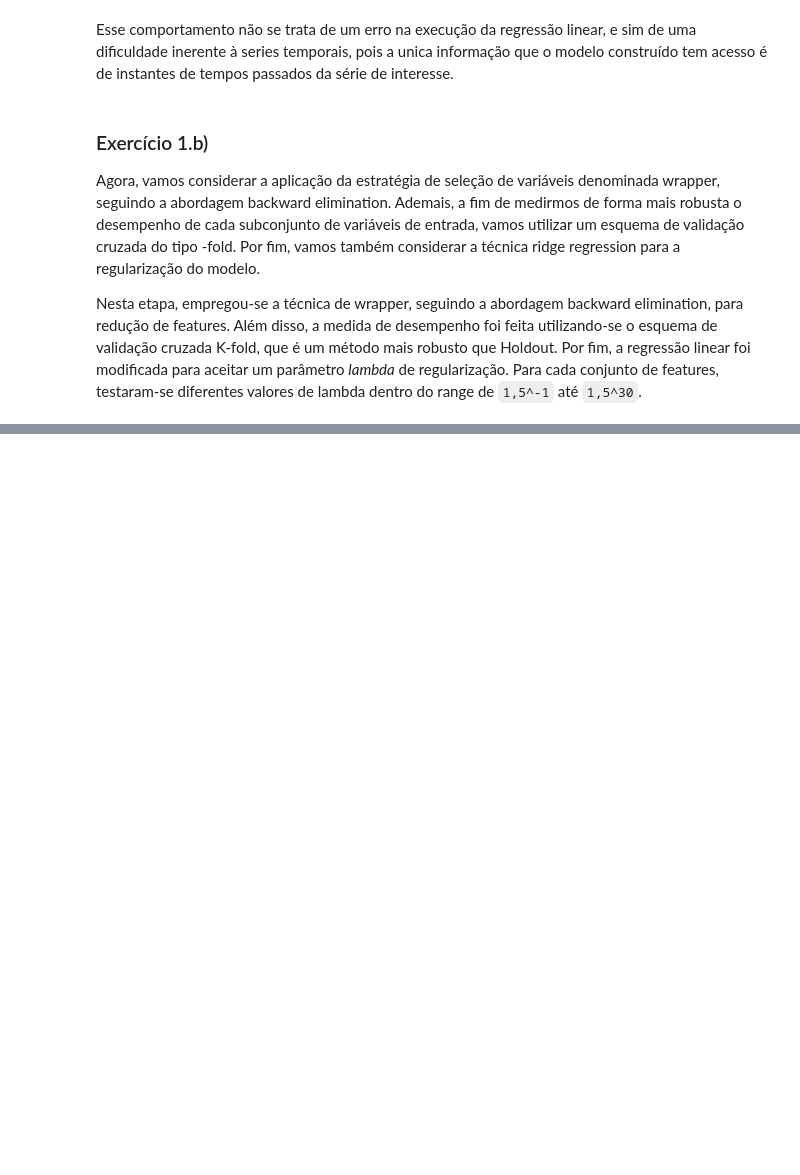
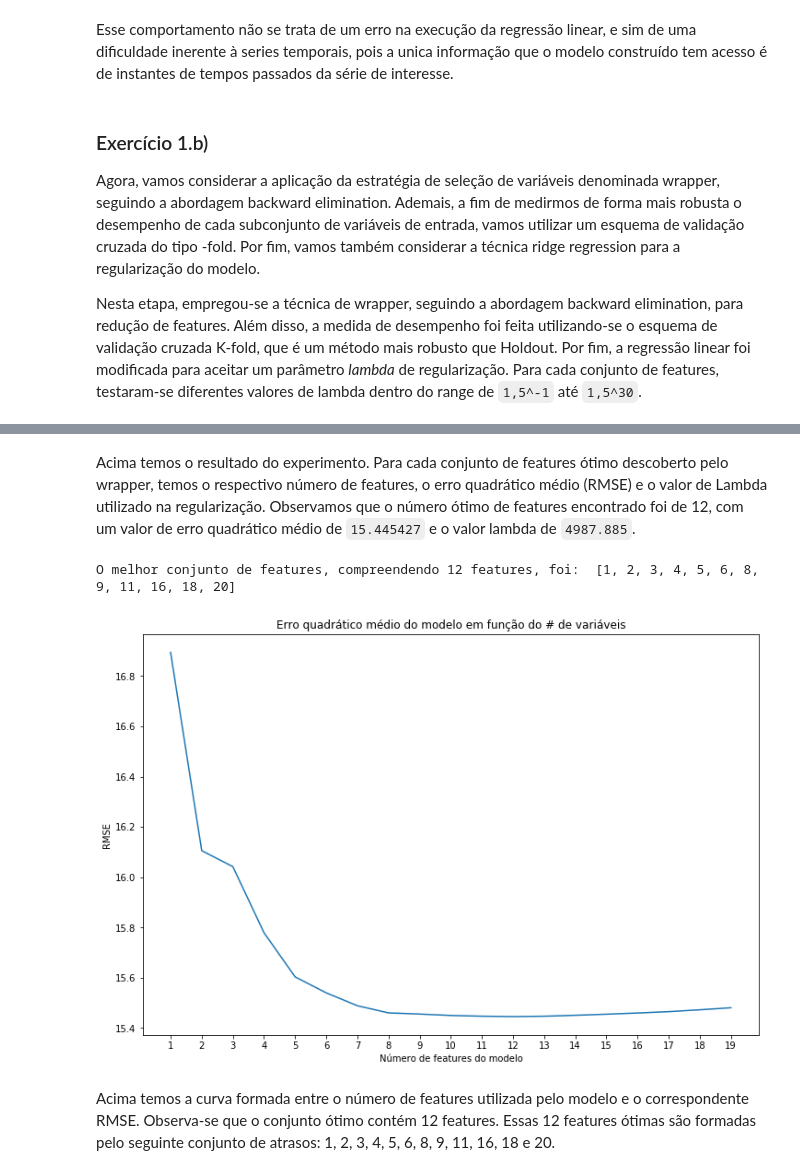
Before and after one commit to cerqueirajc/Machine-Learning-FEEC, a Jupyter notebook: notebooks/efc1.ipynb, the cells around one changed output, grey strips where cells are left out. Saved outputs shown, nothing was run; the diff lists cells and outputs as text; code cells hidden in the pictures; blank space fills up the shorter version.

```diff
--- a/notebooks/efc1.ipynb
+++ b/notebooks/efc1.ipynb
@@ -152,6 +152,8 @@ Nessa etapa, os dados de entrada foram carregados a partir do arquivo de entrada
 
 A classe `MyData` foi utilizada para manipular os dados de entrada. Ela é responsável por transformar a série temporal em dois conjuntos de dados: um vetor de valores esperados para o `i-ésimo` instante e uma matriz de features, onde cada linha corresponde aos features do *i-ésimo* instante, e cada feature é composta por observações passadas (coluna `0` é o instante `i-1`, coluna `1` é o instante `i-2`, etc).
 # %%
+DEBUG = False
+
 fname = '../data/sunspot.txt'
 data = np.loadtxt(fname)
 dt = MyData(data)
@@ -227,24 +229,24 @@ def kfold_loop(featureMask, data, nFolds):
 kfNum = 10 # Number of folds
 ridgeList = np.array([1.5**k for k in range(-1, 30)]) # List of lambdas to be tested
 mask = BoolMask(20) # Boolean mask for removing features (columns)
-wrapperResult = {} # Dict to store results
-for wrap in range(dt.nfeatures - 1, 0, -1):
+wrapperResult = [] # Array to store results
+for wrap in range(0, dt.nfeatures - 1):
     bestRmse = np.inf
     bestLamb = None
     bestMask = None
     for fea in range(dt.nfeatures):
         if mask.getFea(fea):
             mask.clearFea(fea)
-            print("Mask: ", mask.mask)
+            if (DEBUG): print("Mask: ", mask.mask)
             for lamb in ridgeList:
                 currRmse = kfold_loop(mask.mask, dt, kfNum)
-                print('kfold rmse: {}, Wrapper #: {}, Feat. removida: {}, lambda: {:<7.10f}'
+                if (DEBUG): print('kfold rmse: {}, Wrapper #: {}, Feat. removida: {}, lambda: {:<7.10f}'
                         .format(currRmse, wrap, fea, lamb))
                 if currRmse < bestRmse:
-                    print('currRmse: {}, bestRmse: {}'.format(currRmse, bestRmse))
+                    if (DEBUG): print('currRmse: {}, bestRmse: {}'.format(currRmse, bestRmse))
                     bestRmse = currRmse
                     bestLamb = lamb
                     bestMask = mask.copy()
             mask.setFea(fea)
-    wrapperResult['Utilizando_{}_features'.format(wrap)] = {'RMSE': bestRmse, 'Lambda': bestLamb, 'Features': bestMask.mask}
+    wrapperResult.append({'RMSE': bestRmse, 'Lambda': bestLamb,'Features': bestMask.mask, 'nFeatures': bestMask.mask.sum()})
     mask = bestMask
@@ -293,0 +253,4 @@ corrMask.sum()
+# %%
+for r in wrapperResult:
+    print("Utilizando {} features, RMSE: {:.6f}, Lambda: {:0.3f}".
+          format(r['nFeatures'], r['RMSE'], r['Lambda']))
@@ -293,0 +277,30 @@ corrMask.sum()
+# %% [markdown]
+Acima temos o resultado do experimento. Para cada conjunto de features ótimo descoberto pelo wrapper, temos o respectivo número de features, o erro quadrático médio (RMSE) e o valor de Lambda utilizado na regularização.
+Observamos que o número ótimo de features encontrado foi de 12, com um valor de erro quadrático médio de `15.445427` e o valor lambda de `4987.885`.
+# %%
+RMSE = np.zeros(dt.nfeatures-1)
+nFeatures = []
+features = []
+for i, r in enumerate(wrapperResult):
+    RMSE[i] = r['RMSE']
+    nFeatures.append(int(r['nFeatures']))
+    features.append(r['Features'])
+
+plt.plot(nFeatures, RMSE)
+plt.xticks(nFeatures)
+plt.xlabel("Número de features do modelo")
+plt.ylabel("RMSE")
+plt.title("Erro quadrático médio do modelo em função do # de variáveis")
+
+bestFeat = features[RMSE.argmin()]
+
+f=[]
+for i, flag in enumerate(bestFeat):
+    if (flag):
+        f.append(i+1)
+print("O melhor conjunto de features, compreendendo 12 features, foi: ",f)
+# %% [output]
+O melhor conjunto de features, compreendendo 12 features, foi:  [1, 2, 3, 4, 5, 6, 8, 9, 11, 16, 18, 20]
+[figure, added]
+# %% [markdown]
+Acima temos a curva formada entre o número de features utilizada pelo modelo e o correspondente RMSE. Observa-se que o conjunto ótimo contém 12 features. Essas 12 features ótimas são formadas pelo seguinte conjunto de atrasos: 1, 2, 3, 4, 5, 6, 8, 9, 11, 16, 18 e 20.
```
Also changed, not shown: parts of 11 cells of this notebook.
